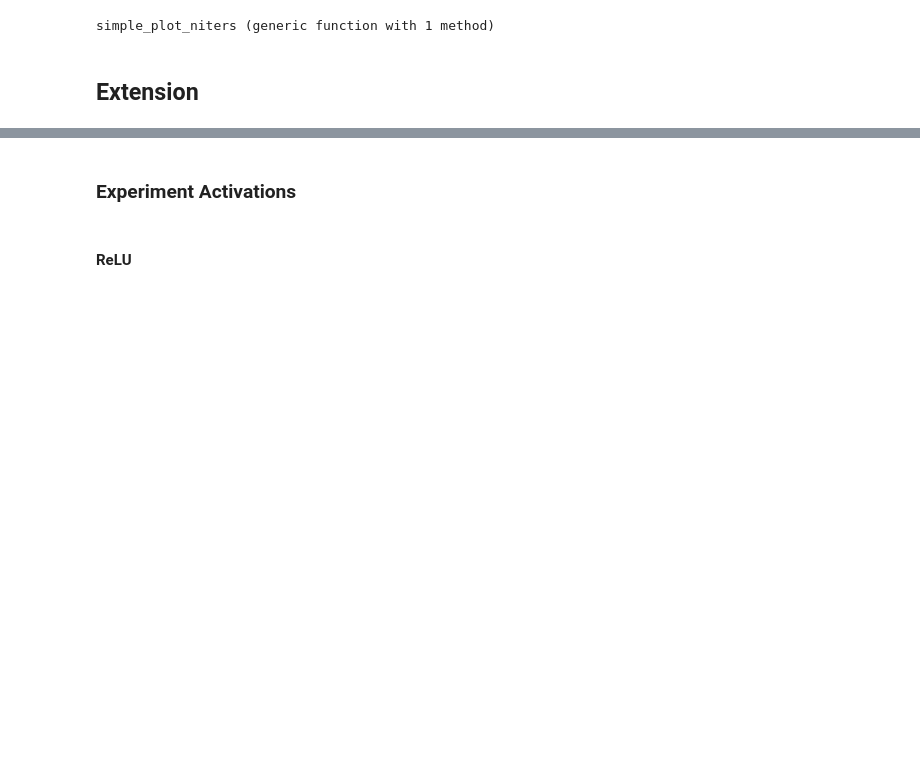
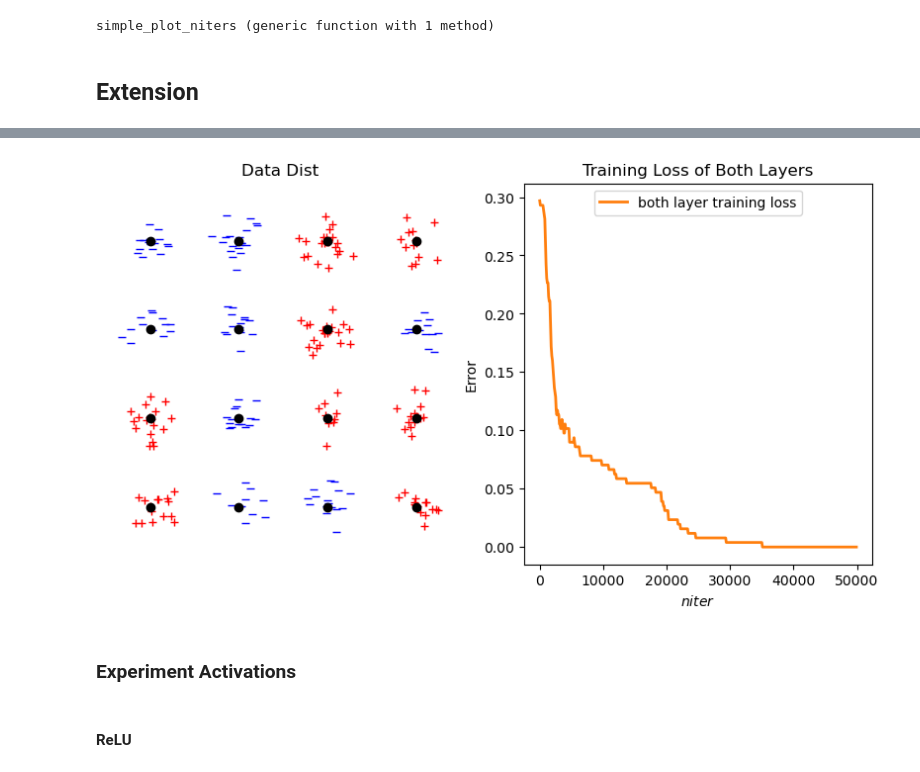
Before and after one commit to K-Shah3/chizatbach_dlproject, a Jupyter notebook: project.ipynb, the cells around one changed output, grey strips where cells are left out. Cells and saved outputs as stored; diff of their text form; code cells hidden in the pictures; blank space fills up the shorter version.

```diff
--- a/project.ipynb
+++ b/project.ipynb
@@ -698,3 +802,15 @@ end
+# %%
+d = 3
+k = 4
+m = 500
+niter = 50000
+stepsize = 0.5
+n_train = 256
+save_flag = true
+plot_training_loss_both(d, k, m, niter, stepsize, n_train; activation_function=relu_act, save_flag=save_flag, save_name="training_error_plot_both")
+gcf()
+# %% [output]
+[figure, added]
 # %% [markdown]
 ### Experiment Activations
 # %% [markdown]
```
Also changed, not shown: parts of 13 cells of this notebook.
